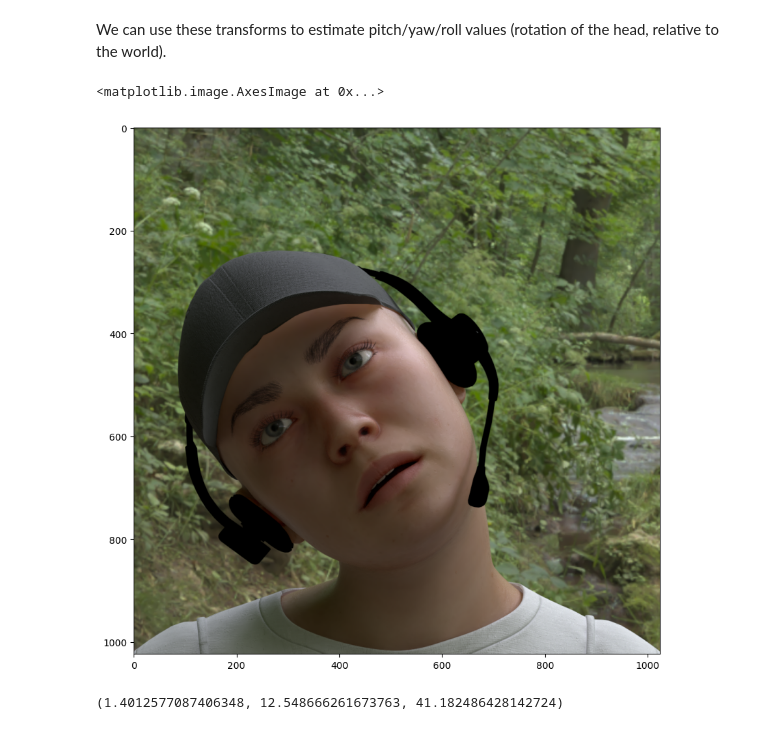
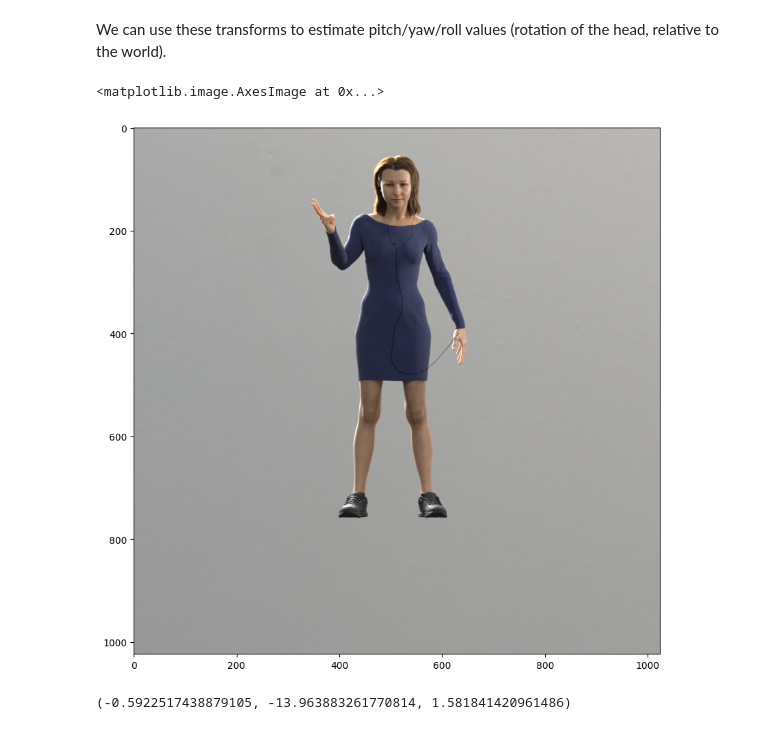
Before and after one commit to Synthesis-AI-Dev/synthesisai, a Jupyter notebook: examples/transforms.ipynb, the cells around one changed output. Cells and saved outputs as stored; diff of their text form; code cells hidden in the pictures.

```diff
--- a/examples/transforms.ipynb
+++ b/examples/transforms.ipynb
@@ -191,13 +195,14 @@ def get_yaw_pitch_roll_world(item, human_instance_id):
     yaw, pitch, roll = rotation.as_euler("YXZ", degrees=True) * [-1, 1,-1]
     return yaw, pitch, roll
 # %%
+item = dataset[30]
 plt.figure(figsize=(10,10))
 plt.imshow(item[Modality.RGB])
 # %% [output]
 <matplotlib.image.AxesImage at 0x...>
-[figure, old version]
+[figure, new version]
 # %%
 get_yaw_pitch_roll_world(item, 1)
 # %% [output]
-(1.4012577087406348, 12.548666261673763, 41.182486428142724)
+(-0.5922517438879105, -13.963883261770814, 1.581841420961486)
 # %%
```
Also changed, not shown: parts of 16 cells of this notebook.
